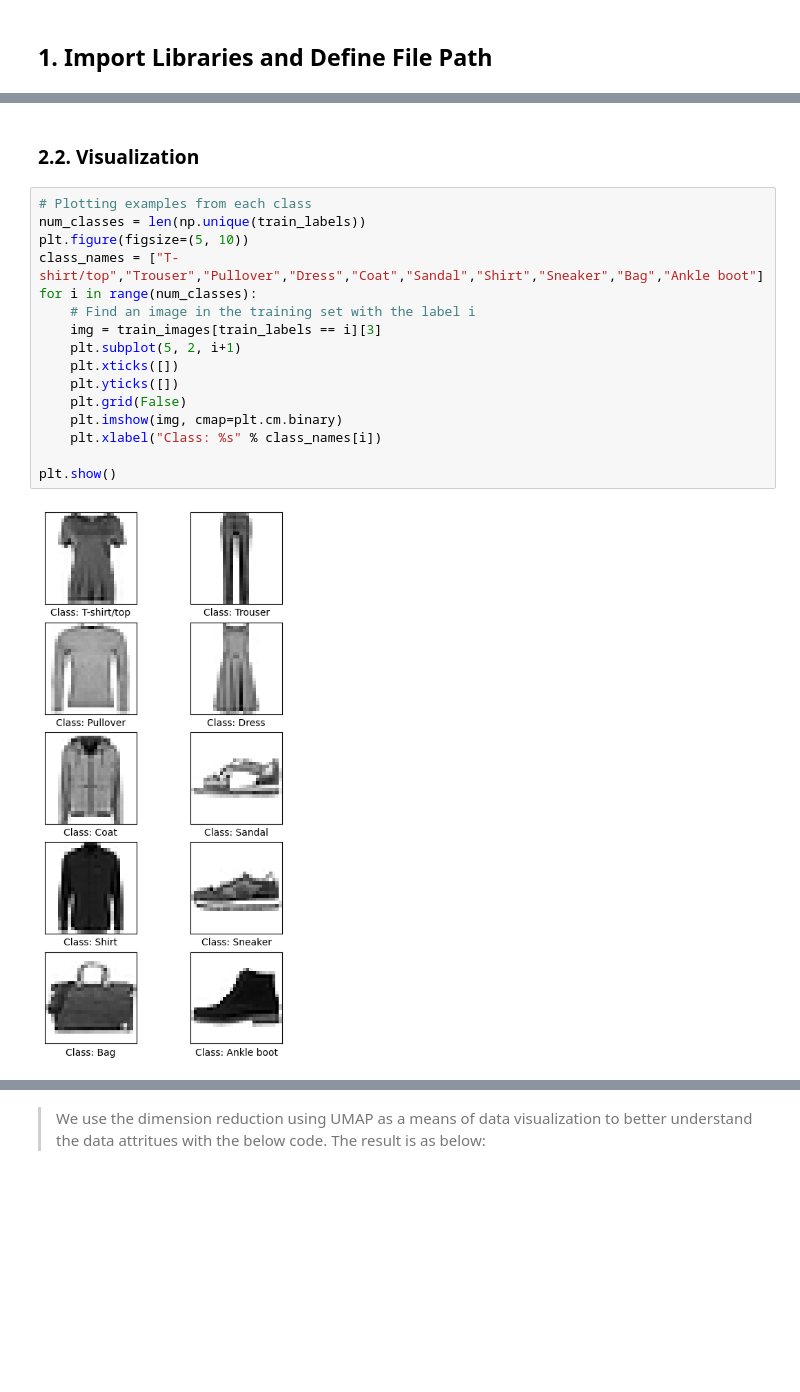
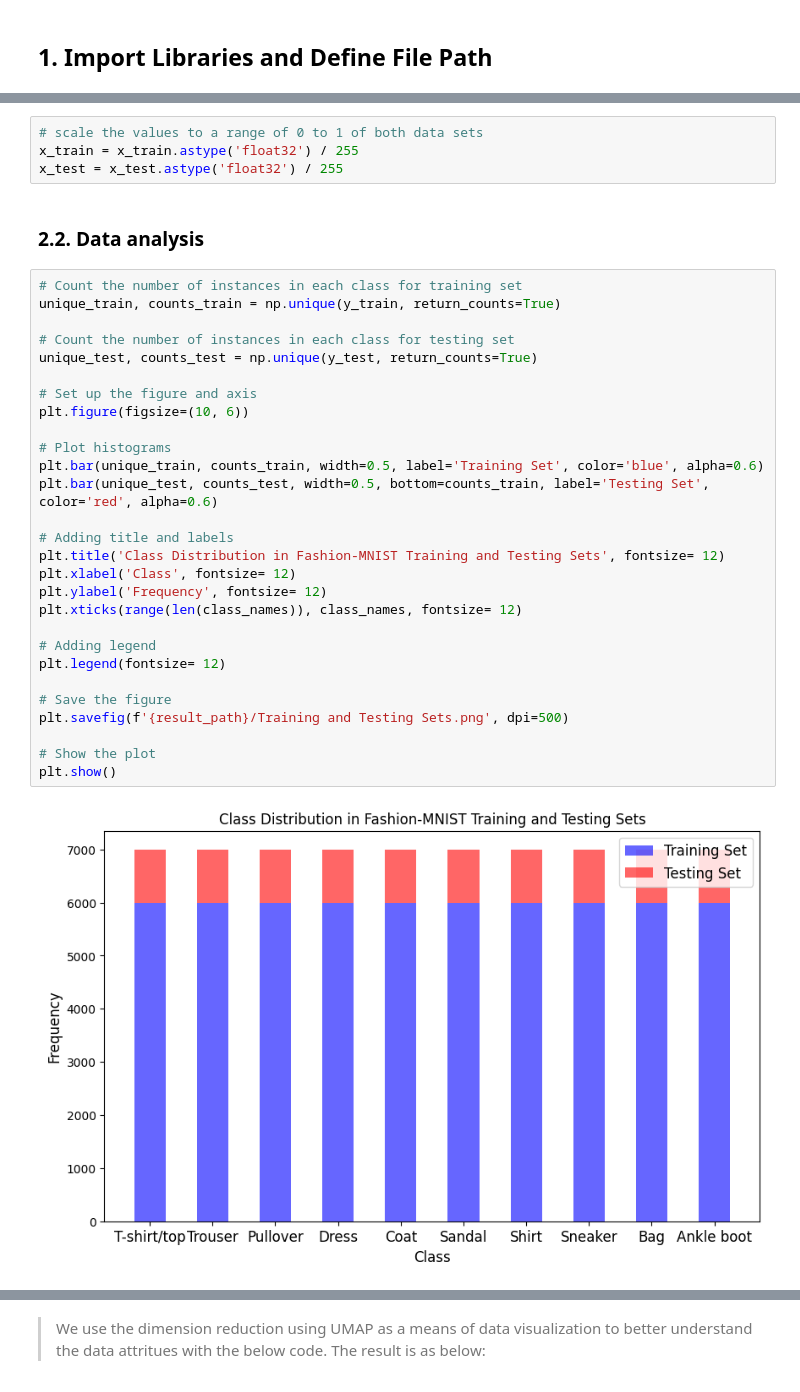
Before and after one commit to yoojunT/ECEN758_GroupAssignment, a Jupyter notebook: Fashion_MNIST_CNN_GradCAM_Code_Group35.ipynb, the cells around one changed output, grey strips where cells are left out. Cells and saved outputs as stored; diff of their text form; blank space fills up the shorter version.

```diff
--- a/Fashion_MNIST_CNN_GradCAM_Code_Group35.ipynb
+++ b/Fashion_MNIST_CNN_GradCAM_Code_Group35.ipynb
@@ -158,21 +85,36 @@ plt.show()
+# %%
+# scale the values to a range of 0 to 1 of both data sets
+x_train = x_train.astype('float32') / 255
+x_test = x_test.astype('float32') / 255
 # %% [markdown]
-<a id="13"></a>
-### 2.2. Visualization
+### 2.2. Data analysis
-# %%
-# Plotting examples from each class
-num_classes = len(np.unique(train_labels))
-plt.figure(figsize=(5, 10))
-class_names = ["T-shirt/top","Trouser","Pullover","Dress","Coat","Sandal","Shirt","Sneaker","Bag","Ankle boot"]
-for i in range(num_classes):
-    # Find an image in the training set with the label i
-    img = train_images[train_labels == i][3]
-    plt.subplot(5, 2, i+1)
-    plt.xticks([])
-    plt.yticks([])
-    plt.grid(False)
-    plt.imshow(img, cmap=plt.cm.binary)
-    plt.xlabel("Class: %s" % class_names[i])
-
-plt.show()
-# %% [output]
-[figure, removed]
+# %%
+# Count the number of instances in each class for training set
+unique_train, counts_train = np.unique(y_train, return_counts=True)
+
+# Count the number of instances in each class for testing set
+unique_test, counts_test = np.unique(y_test, return_counts=True)
+
+# Set up the figure and axis
+plt.figure(figsize=(10, 6))
+
+# Plot histograms
+plt.bar(unique_train, counts_train, width=0.5, label='Training Set', color='blue', alpha=0.6)
+plt.bar(unique_test, counts_test, width=0.5, bottom=counts_train, label='Testing Set', color='red', alpha=0.6)
+
+# Adding title and labels
+plt.title('Class Distribution in Fashion-MNIST Training and Testing Sets', fontsize= 12)
+plt.xlabel('Class', fontsize= 12)
+plt.ylabel('Frequency', fontsize= 12)
+plt.xticks(range(len(class_names)), class_names, fontsize= 12)
+
+# Adding legend
+plt.legend(fontsize= 12)
+
+# Save the figure
+plt.savefig(f'{result_path}/Training and Testing Sets.png', dpi=500)
+
+# Show the plot
+plt.show()
+# %% [output]
+[figure, added]
```
Also changed, not shown: parts of 30 cells of this notebook.
